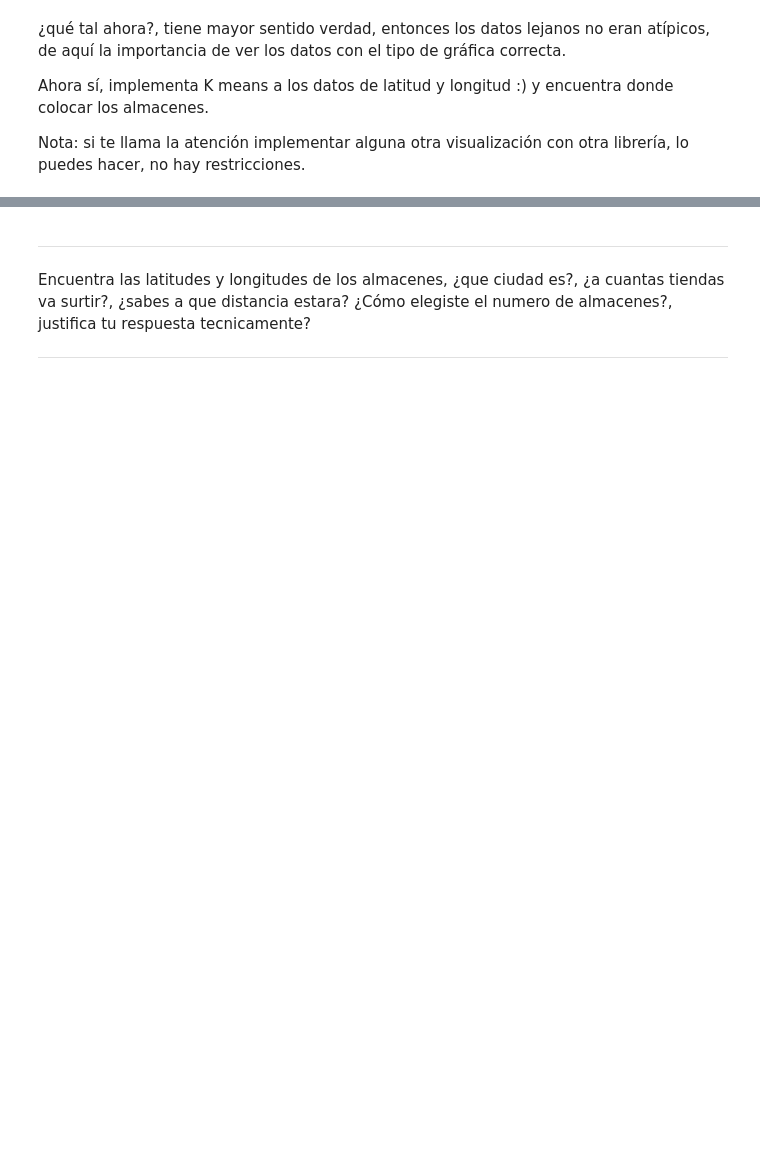
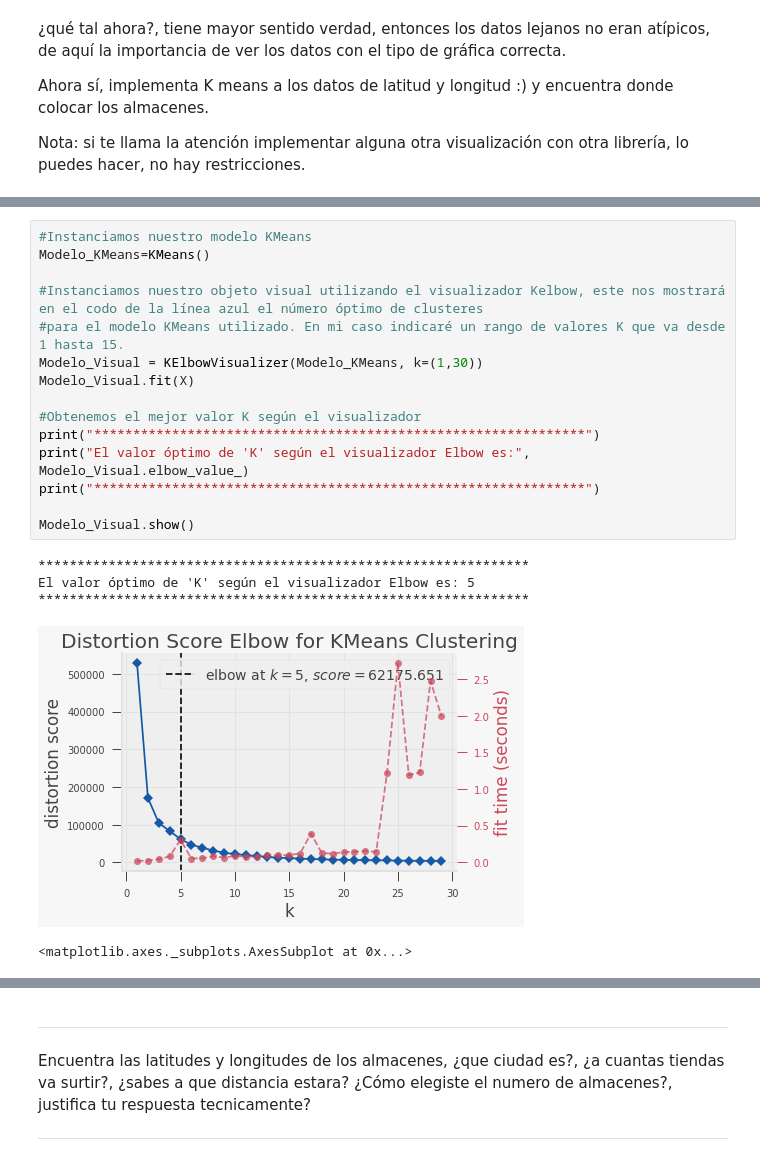
Before and after one commit to PosgradoMNA/actividades-de-aprendizaje-A01793509, a Jupyter notebook: Repaso_Regresiones_Kmeans_Notebook_2.A01793509.ipynb, the cells around one changed output, grey strips where cells are left out. Saved outputs shown, nothing was run; the diff lists cells and outputs as text; blank space fills up the shorter version.

```diff
--- a/Repaso_Regresiones_Kmeans_Notebook_2.A01793509.ipynb
+++ b/Repaso_Regresiones_Kmeans_Notebook_2.A01793509.ipynb
@@ -265,0 +254,21 @@ ValueError: ignored
+# %%
+#Instanciamos nuestro modelo KMeans
+Modelo_KMeans=KMeans()
+
+#Instanciamos nuestro objeto visual utilizando el visualizador Kelbow, este nos mostrará en el codo de la línea azul el número óptimo de clusteres
+#para el modelo KMeans utilizado. En mi caso indicaré un rango de valores K que va desde 1 hasta 15.
+Modelo_Visual = KElbowVisualizer(Modelo_KMeans, k=(1,30))
+Modelo_Visual.fit(X)
+
+#Obtenemos el mejor valor K según el visualizador
+print("***************************************************************")
+print("El valor óptimo de 'K' según el visualizador Elbow es:", Modelo_Visual.elbow_value_)
+print("***************************************************************")
+
+Modelo_Visual.show()
+# %% [output]
+***************************************************************
+El valor óptimo de 'K' según el visualizador Elbow es: 5
+***************************************************************
+[figure, added]
+<matplotlib.axes._subplots.AxesSubplot at 0x...>
```
Also changed, not shown: parts of 25 cells of this notebook.
